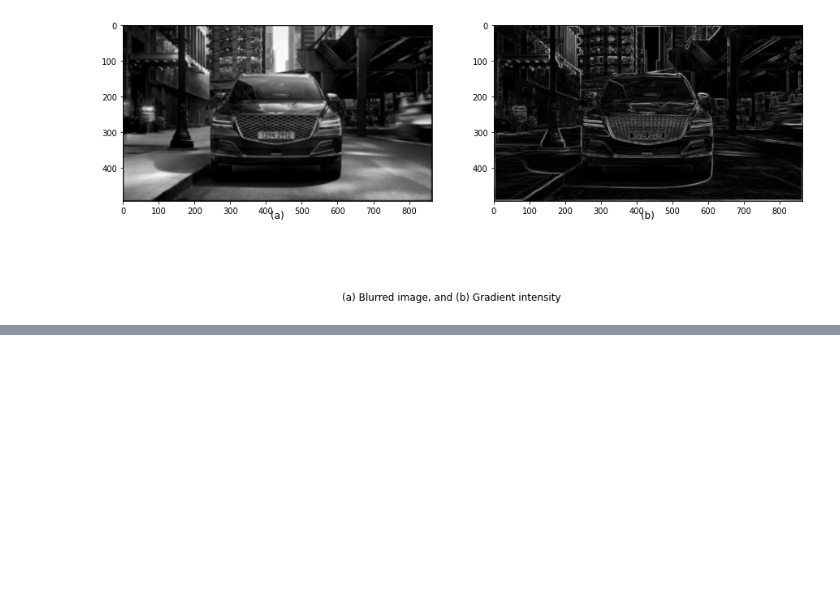
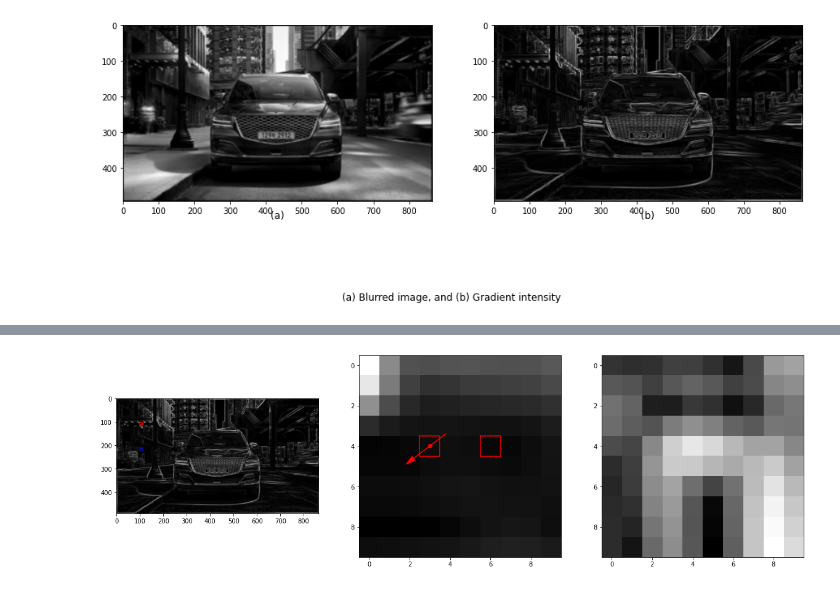
Before and after one commit to mckang6113875/AP_Test_OPEN, a Jupyter notebook: Image_Processing_edit1.ipynb, the cells around one changed output, grey strips where cells are left out. Cells and saved outputs as stored; diff of their text form; code cells hidden in the pictures; blank space fills up the shorter version.

```diff
--- a/Image_Processing_edit1.ipynb
+++ b/Image_Processing_edit1.ipynb
@@ -146,0 +160,35 @@ plt.show()
+# %%
+# for testing
+# two sampe cases for easy understanding
+sPt = [102, 100, 210, 100] # y1,x1, y2, x2
+sSize = 10
+f1 = gradMag[sPt[0]:sPt[0]+sSize, sPt[1]:sPt[1]+sSize]
+th1 = gradDir[sPt[0]:sPt[0]+sSize, sPt[1]:sPt[1]+sSize]
+f2 = gradMag[sPt[2]:sPt[2]+sSize, sPt[3]:sPt[3]+sSize]
+th2 = gradDir[sPt[2]:sPt[2]+sSize, sPt[3]:sPt[3]+sSize]
+
+def drawBox(ax, xp, yp, size, color):
+    ax.plot([xp, xp+size, xp+size, xp, xp], [yp, yp, yp+size, yp+size, yp], color=color)
+
+def drawArrow(ax, xp, yp, length, theta, color):
+    hl = length /2 #half length of arrow
+    dx = np.cos(theta)
+    dy = -np.sin(theta) #Minus due to the reverse y-axis
+    ax.scatter([xp], [yp], color=color)
+    ax.arrow(xp-hl*dx, yp-hl*dy, length*dx, length*dy, head_width=0.25, head_length=0.5, color=color)
+
+fig, axs = plt.subplots(1,3,figsize=(20, 6.5))
+axs[0].imshow(gradMag, cmap='gray')
+drawBox(axs[0], sPt[1], sPt[0], sSize, 'red')
+drawBox(axs[0], sPt[3], sPt[2], sSize, 'blue')
+
+axs[1].imshow(f1, cmap= 'gray')
+pts = [3,4,6,4] # x1, y1, x2, y2
+drawBox(axs[1], pts[0]-0.5, pts[1]-0.5,1, 'red')
+drawArrow(axs[1], pts[0], pts[1], 2, th1[pts[1], pts[0]], 'red')
+drawBox(axs[1], pts[2]-0.5, pts[3]-0.5, 1, 'red')
+
+axs[2].imshow(f2, cmap='gray')
+plt.show()
+# %% [output]
+[figure, added]
```
Also changed, not shown: parts of 2 cells of this notebook.
